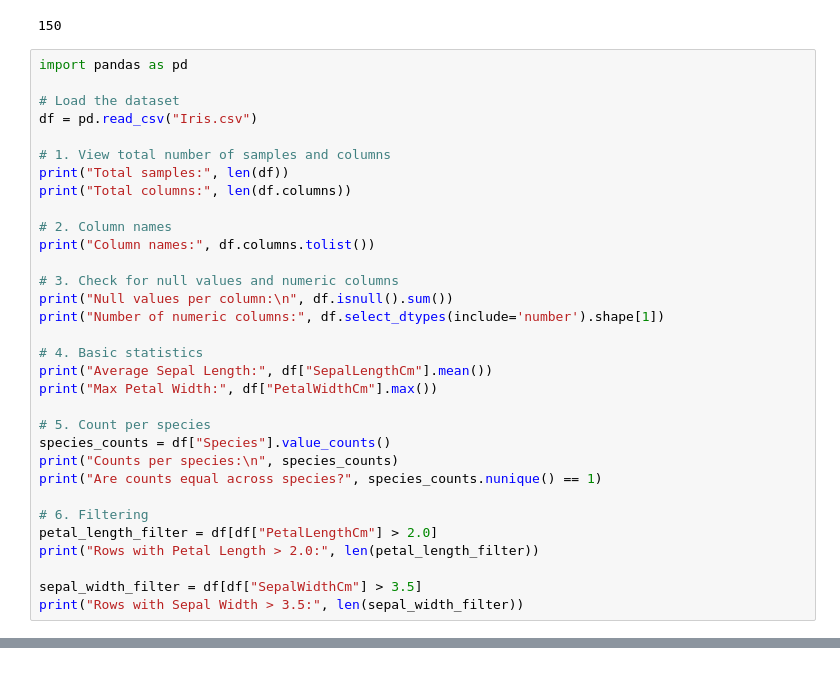
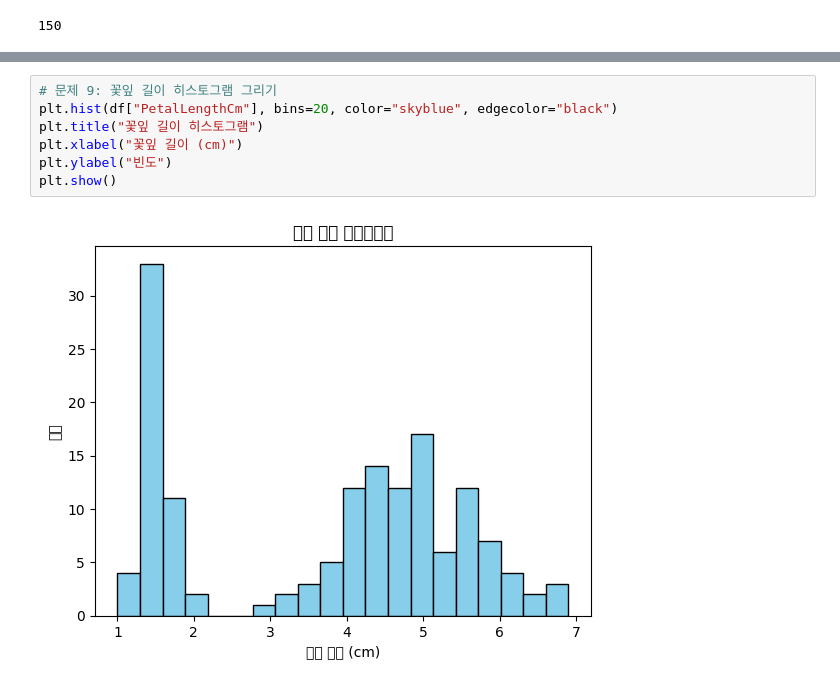
Before and after one commit to junhyeok-a/AIpythoon, a Jupyter notebook: Untitled0.ipynb, the cells around one changed output, grey strips where cells are left out. Saved outputs shown, nothing was run; the diff lists cells and outputs as text.

```diff
--- a/Untitled0.ipynb
+++ b/Untitled0.ipynb
@@ -22,35 +22,3 @@ df = pd.read_csv("Iris.csv")
 print(len(df))
 # %% [output]
 150
-# %%
-import pandas as pd
-
-# Load the dataset
-df = pd.read_csv("Iris.csv")
-
-# 1. View total number of samples and columns
-print("Total samples:", len(df))
-print("Total columns:", len(df.columns))
-
-# 2. Column names
-print("Column names:", df.columns.tolist())
-
-# 3. Check for null values and numeric columns
-print("Null values per column:\n", df.isnull().sum())
-print("Number of numeric columns:", df.select_dtypes(include='number').shape[1])
-
-# 4. Basic statistics
-print("Average Sepal Length:", df["SepalLengthCm"].mean())
-print("Max Petal Width:", df["PetalWidthCm"].max())
-
-# 5. Count per species
-species_counts = df["Species"].value_counts()
-print("Counts per species:\n", species_counts)
-print("Are counts equal across species?", species_counts.nunique() == 1)
-
-# 6. Filtering
-petal_length_filter = df[df["PetalLengthCm"] > 2.0]
-print("Rows with Petal Length > 2.0:", len(petal_length_filter))
-
-sepal_width_filter = df[df["SepalWidthCm"] > 3.5]
-print("Rows with Sepal Width > 3.5:", len(sepal_width_filter))
@@ -136,0 +89,9 @@ Iris-virginica           6.588         2.026
+# %%
+# 문제 9: 꽃잎 길이 히스토그램 그리기
+plt.hist(df["PetalLengthCm"], bins=20, color="skyblue", edgecolor="black")
+plt.title("꽃잎 길이 히스토그램")
+plt.xlabel("꽃잎 길이 (cm)")
+plt.ylabel("빈도")
+plt.show()
+# %% [output]
+[figure, added]
```
Also changed, not shown: parts of 17 cells of this notebook.
